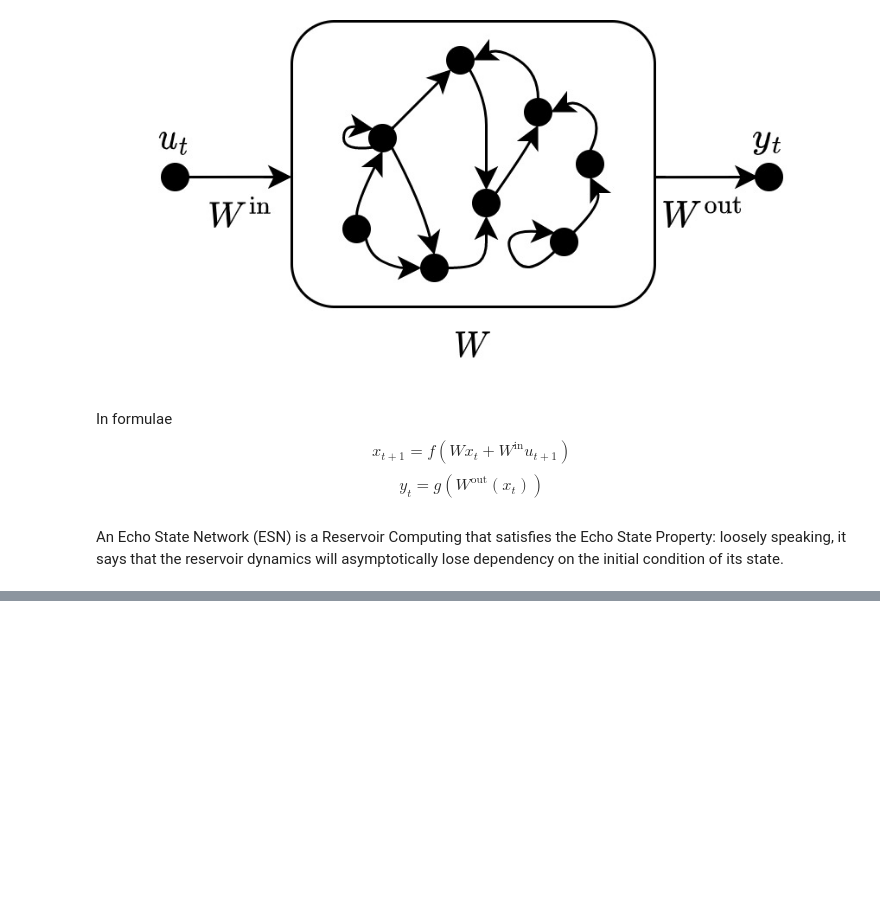
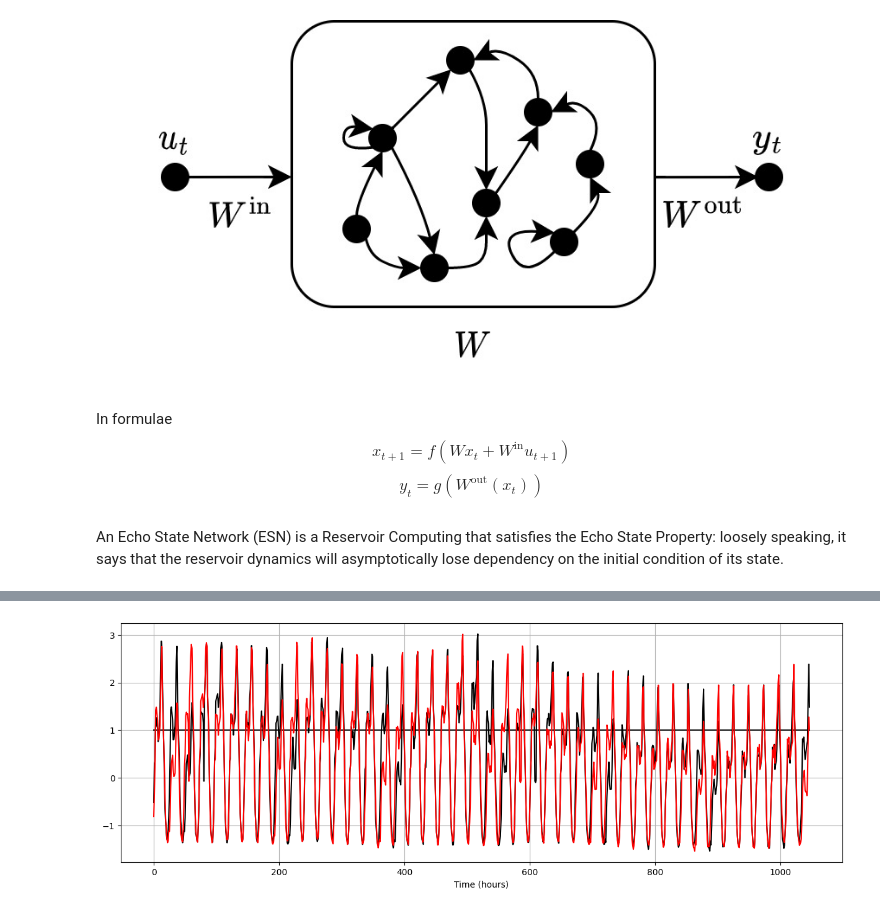
Before and after one commit to MicheleUIT/Probabilistic-load-forecasting-with-Reservoir-Computing, a Jupyter notebook: code/arc_seminar.ipynb, the cells around one changed output, grey strips where cells are left out. Cells and saved outputs as stored; diff of their text form; code cells hidden in the pictures; blank space fills up the shorter version.

```diff
--- a/code/arc_seminar.ipynb
+++ b/code/arc_seminar.ipynb
@@ -57,0 +101,9 @@ print('Test MSE {:.3f}'.format(mean_squared_error(Yte_pred, Yte)))
+# %%
+fig = plt.figure(figsize=(15,5))
+plt.plot(Xte, color='k')
+plt.plot(Yte, color='r')
+plt.grid()
+plt.xlabel("Time (hours)")
+plt.show()
+# %% [output]
+[figure, added]
```
Also changed, not shown: parts of 11 cells of this notebook.
